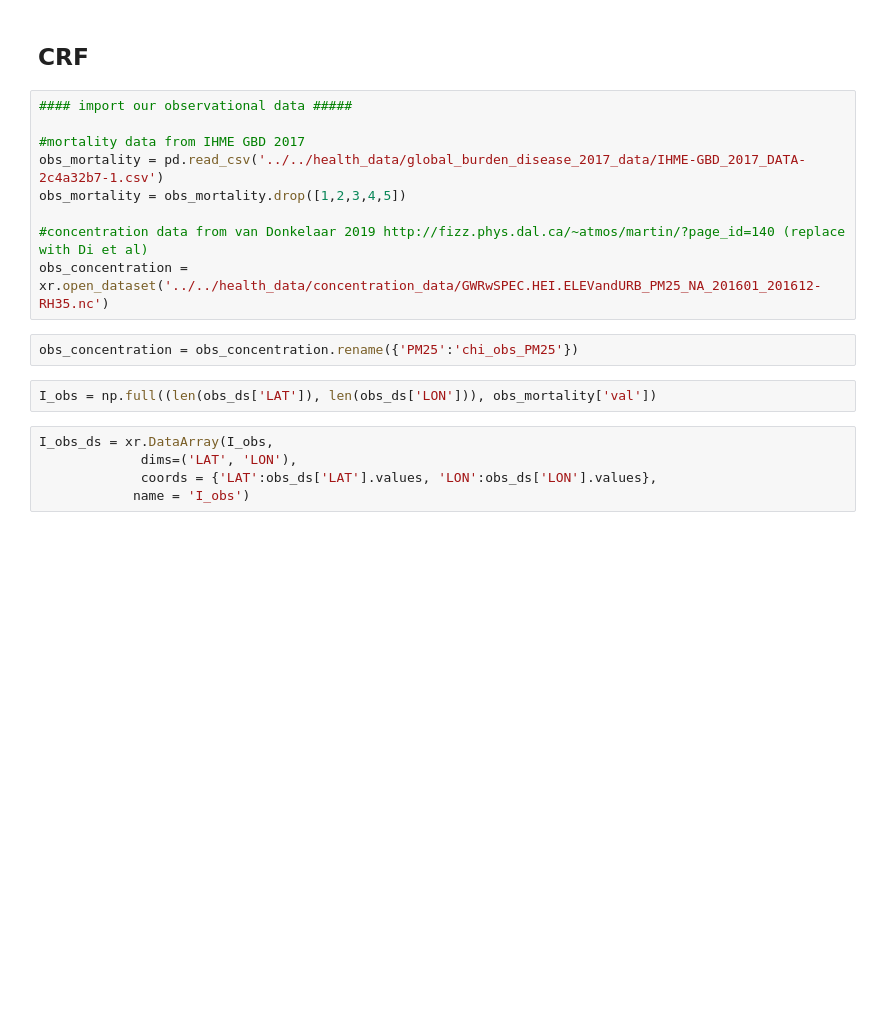
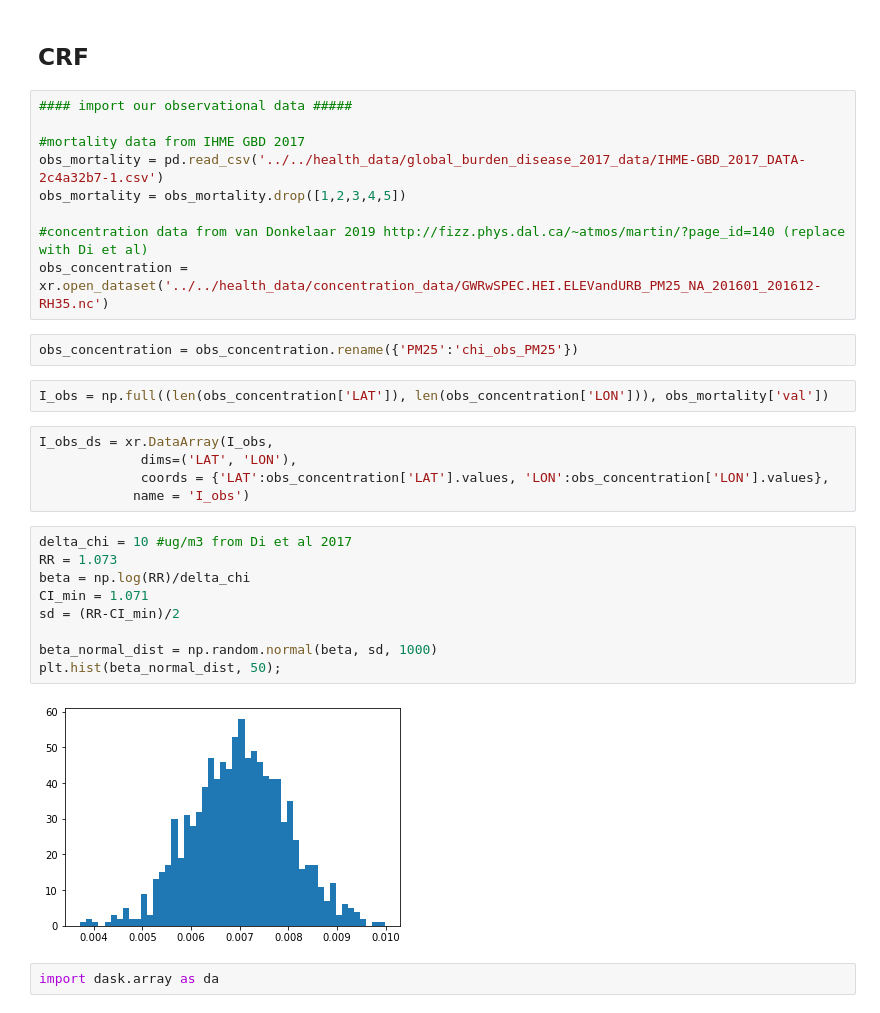
Before and after one commit to lfreese/us-ego, a Jupyter notebook: ego_nonuclear_project/population_weighting_health_impacts.ipynb, the cells around one changed output. Cells and saved outputs as stored; diff of their text form; blank space fills up the shorter version.

```diff
--- a/ego_nonuclear_project/population_weighting_health_impacts.ipynb
+++ b/ego_nonuclear_project/population_weighting_health_impacts.ipynb
@@ -293,9 +273,22 @@ obs_concentration = xr.open_dataset('../../health_data/concentration_data/GWRwSP
 # %%
 obs_concentration = obs_concentration.rename({'PM25':'chi_obs_PM25'})
 # %%
-I_obs = np.full((len(obs_ds['LAT']), len(obs_ds['LON'])), obs_mortality['val'])
+I_obs = np.full((len(obs_concentration['LAT']), len(obs_concentration['LON'])), obs_mortality['val'])
 # %%
 I_obs_ds = xr.DataArray(I_obs,
              dims=('LAT', 'LON'),
-             coords = {'LAT':obs_ds['LAT'].values, 'LON':obs_ds['LON'].values},
+             coords = {'LAT':obs_concentration['LAT'].values, 'LON':obs_concentration['LON'].values},
             name = 'I_obs')
+# %%
+delta_chi = 10 #ug/m3 from Di et al 2017
+RR = 1.073
+beta = np.log(RR)/delta_chi
+CI_min = 1.071
+sd = (RR-CI_min)/2
+
+beta_normal_dist = np.random.normal(beta, sd, 1000)
+plt.hist(beta_normal_dist, 50);
+# %% [output]
+[figure, added]
+# %%
+import dask.array as da
```
Also changed, not shown: parts of 22 cells of this notebook, 12 other files.
